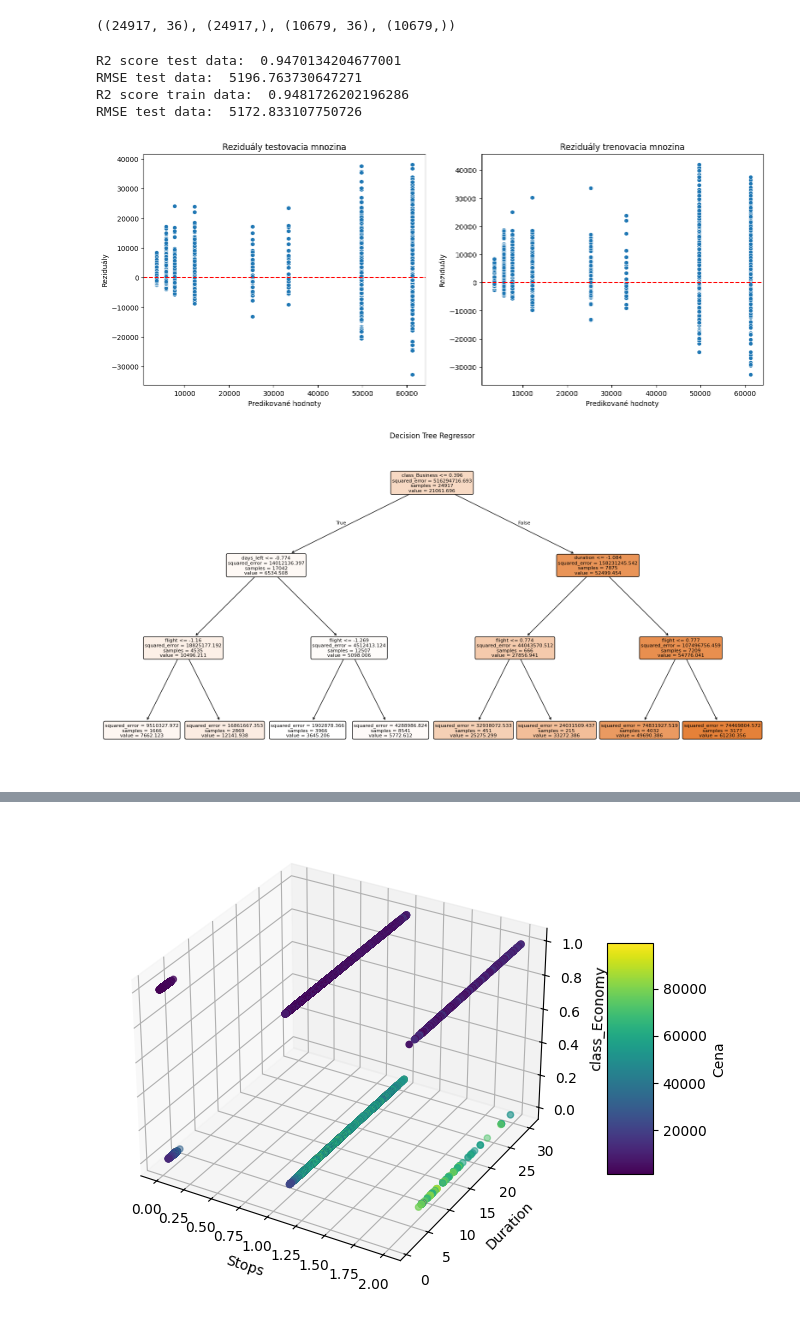
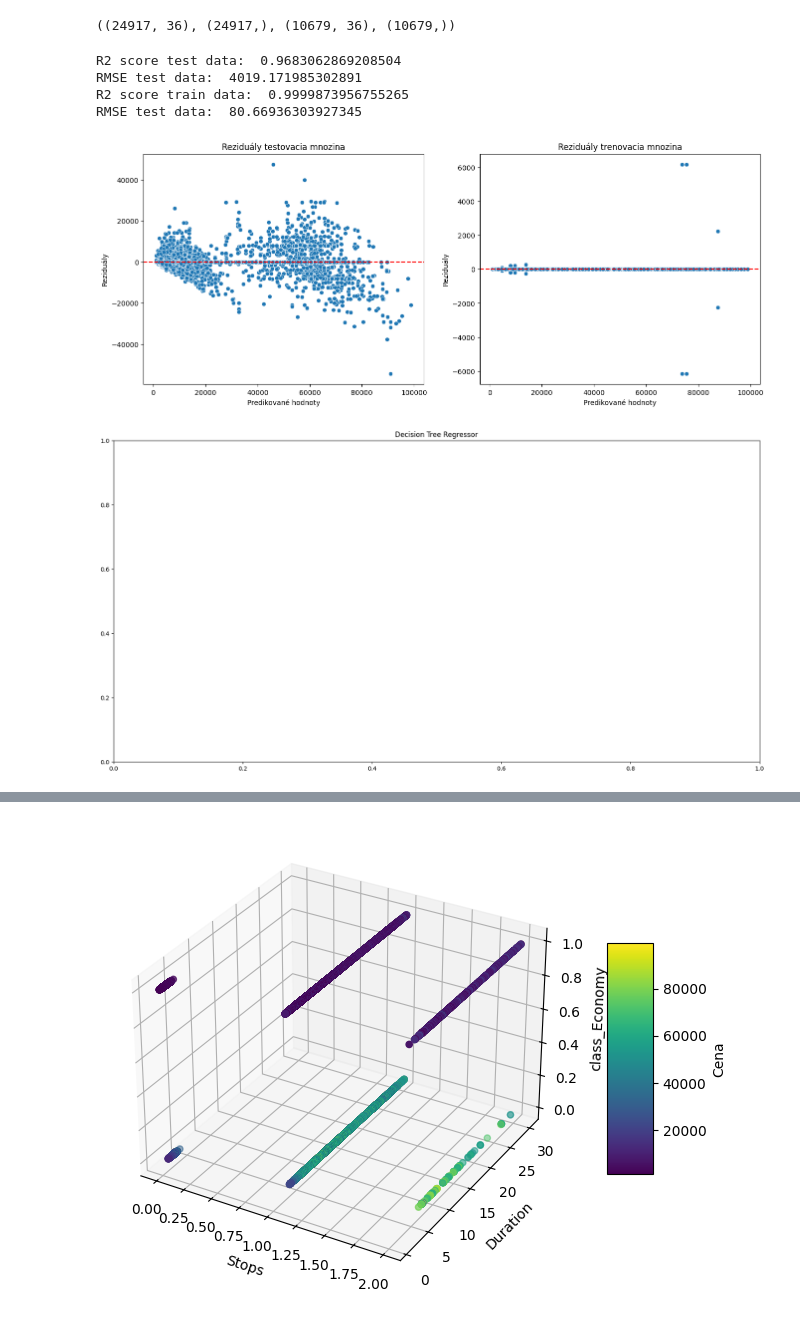
Before and after one commit to OndrejKocak/suns, a Jupyter notebook: zadanie2/zadanie2.ipynb, the cells around one changed output, grey strips where cells are left out. Saved outputs shown, nothing was run; the diff lists cells and outputs as text; code cells hidden in the pictures.

```diff
--- a/zadanie2/zadanie2.ipynb
+++ b/zadanie2/zadanie2.ipynb
@@ -146,7 +154,7 @@ scaler = StandardScaler()
 X_train = scaler.fit_transform(X_train)
 X_test = scaler.transform(X_test)
 # %%
-model = DecisionTreeRegressor(max_depth=3)
+model = DecisionTreeRegressor()
 model.fit(X_train, Y_train)
 
 y_pred = model.predict(X_test)
@@ -158,40 +166,40 @@ r2_pred_train = r2_score(Y_train, y_pred_train)
 rmse_pred_train = mean_squared_error(Y_train, y_pred_train, squared=False)
 
 print("R2 score test data: ", r2_pred)
 print("RMSE test data: ", rmse_pred)
 print("R2 score train data: ", r2_pred_train)
 print("RMSE test data: ", rmse_pred_train)
 
 residuals = Y_test - y_pred
 residuals_train = Y_train - y_pred_train
 
 plt.figure(figsize=(16, 6))
 plt.subplot(1,2,1)
 sns.scatterplot(x=y_pred, y=residuals)
 plt.axhline(0, color='red', linestyle='--')
 plt.xlabel("Predikované hodnoty")
 plt.ylabel("Reziduály")
 plt.title("Reziduály testovacia mnozina")
 
 plt.subplot(1,2,2)
 sns.scatterplot(x=y_pred_train, y=residuals_train)
 plt.axhline(0, color='red', linestyle='--')
 plt.xlabel("Predikované hodnoty")
 plt.ylabel("Reziduály")
 plt.title("Reziduály trenovacia mnozina")
 plt.show()
 
 plt.figure(figsize=(20, 10))
-plot_tree(model, filled=True, feature_names=X.columns.tolist(), rounded=True)
+#plot_tree(model, filled=True, feature_names=X.columns.tolist(), rounded=True)
 plt.title("Decision Tree Regressor")
 plt.show()
 # %% [output]
-R2 score test data:  0.9470134204677001
-RMSE test data:  5196.763730647271
-R2 score train data:  0.9481726202196286
-RMSE test data:  5172.833107750726
+R2 score test data:  0.9683062869208504
+RMSE test data:  4019.171985302891
+R2 score train data:  0.9999873956755265
+RMSE test data:  80.66936303927345
-[figure, old version]
+[figure, new version]
-[figure, old version]
+[figure, new version]
 # %%
 model = RandomForestRegressor()
 model.fit(X_train, Y_train)
```
Also changed, not shown: parts of 8 cells of this notebook, 1 other file.
